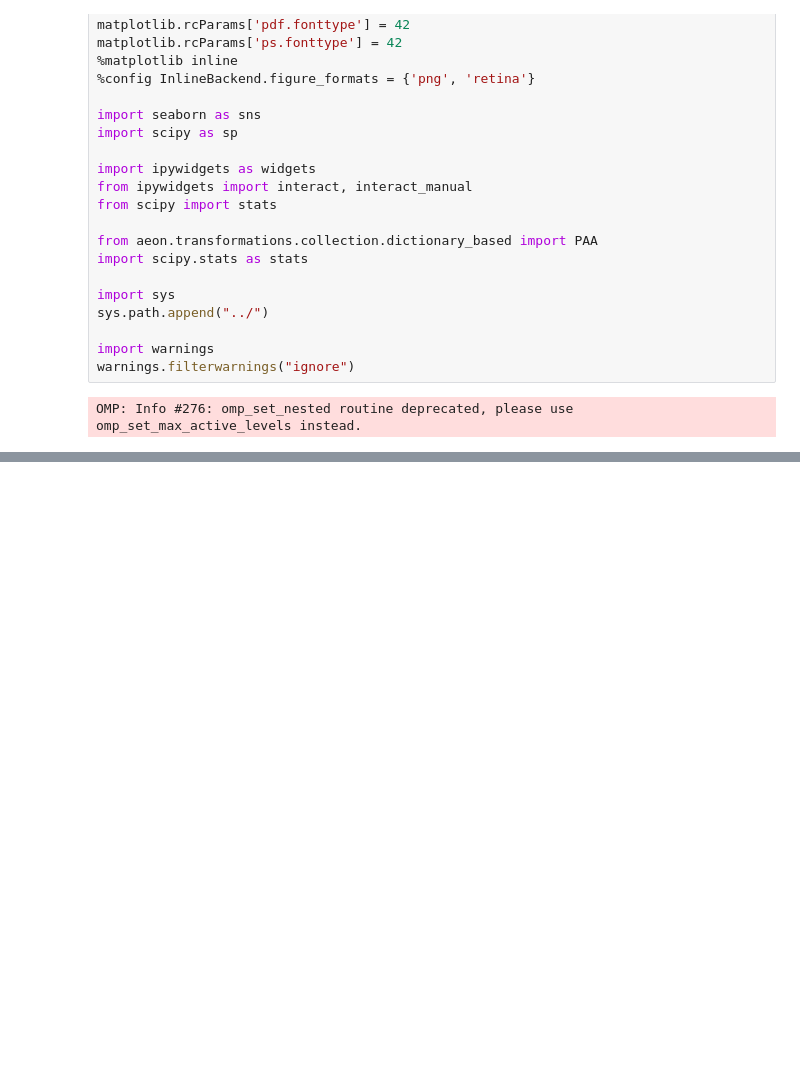
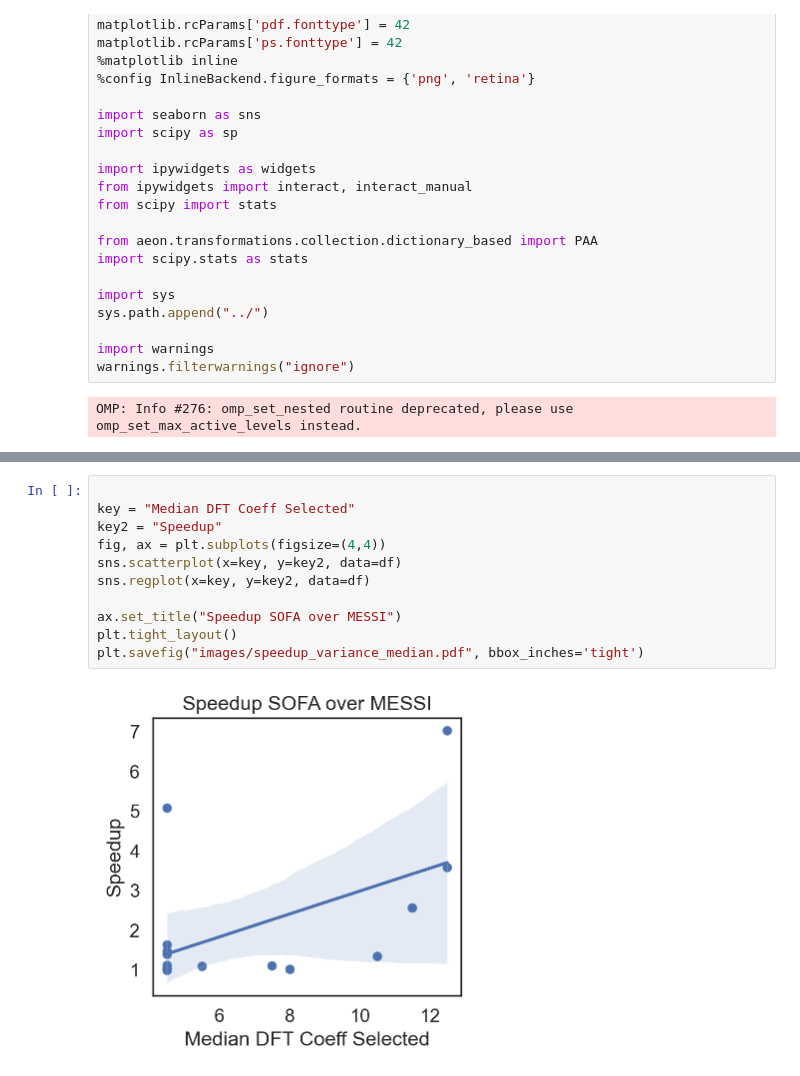
Before and after one commit to patrickzib/SOFA, a Jupyter notebook: notebooks/variance.ipynb, the cells around one changed output, grey strips where cells are left out. Cells and saved outputs as stored; diff of their text form; blank space fills up the shorter version.

```diff
--- a/notebooks/variance.ipynb
+++ b/notebooks/variance.ipynb
@@ -118,0 +177,13 @@ Dataset: PNW_queries     0.21480906009674072
+# %%
+
+key = "Median DFT Coeff Selected"
+key2 = "Speedup"
+fig, ax = plt.subplots(figsize=(4,4))
+sns.scatterplot(x=key, y=key2, data=df)
+sns.regplot(x=key, y=key2, data=df)
+
+ax.set_title("Speedup SOFA over MESSI")
+plt.tight_layout()
+plt.savefig("images/speedup_variance_median.pdf", bbox_inches='tight')
+# %% [output]
+[figure, added]
```
Also changed, not shown: parts of 5 cells of this notebook, 15 other files.
